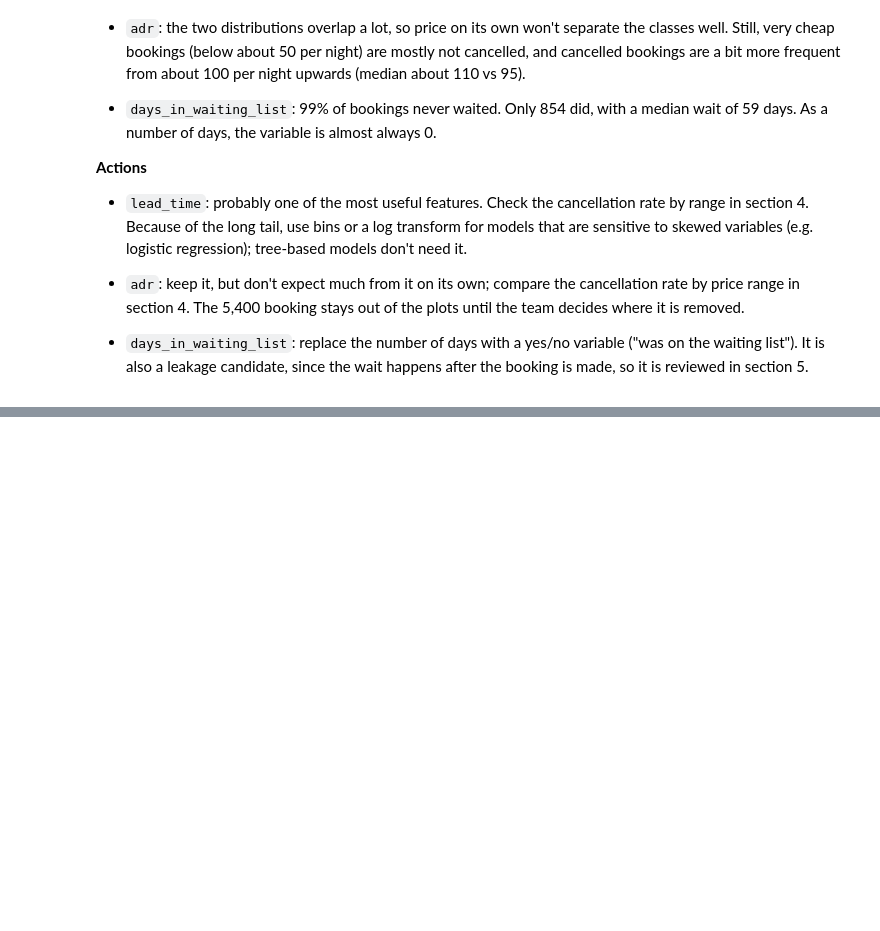
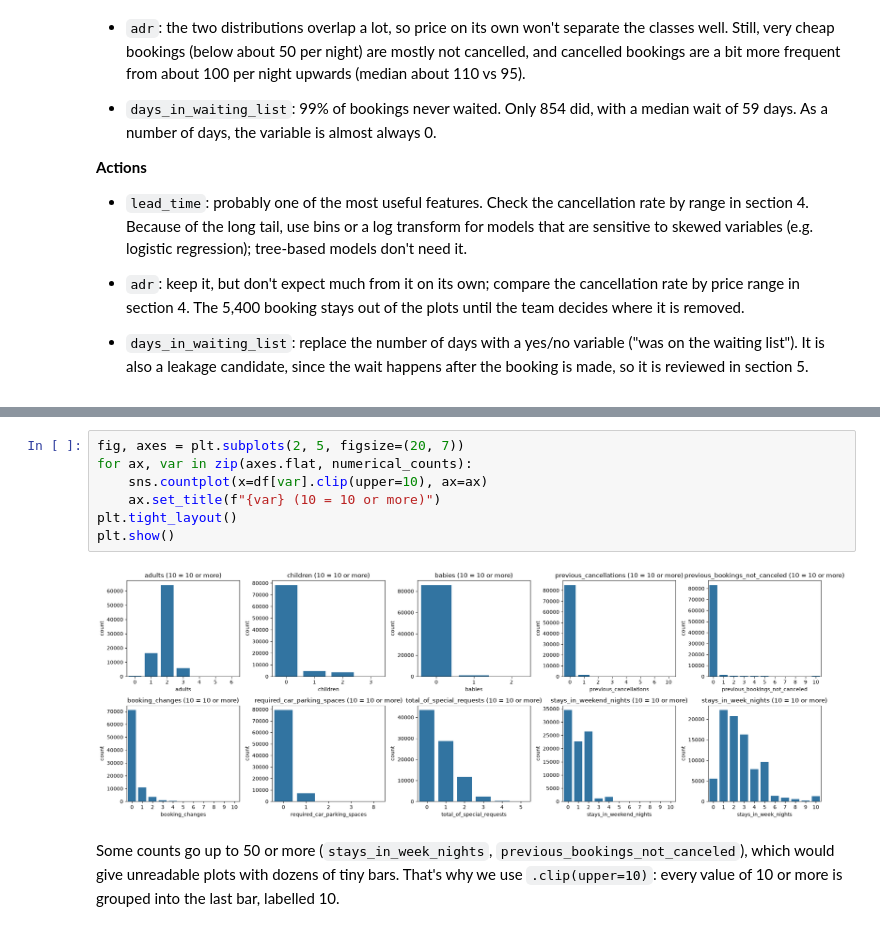
Before and after one commit to martinmon19/Assignment-MACHINE-LEARNING, a Jupyter notebook: notebooks/03_distributions.ipynb, the cells around one changed output, grey strips where cells are left out. Drawn from its saved outputs; the diff is of its cells as text; blank space fills up the shorter version.

Commit message:
Add distributions of count variables.

```diff
--- a/notebooks/03_distributions.ipynb
+++ b/notebooks/03_distributions.ipynb
@@ -261,0 +286,11 @@ Name: days_in_waiting_list, dtype: float64
+# %%
+fig, axes = plt.subplots(2, 5, figsize=(20, 7))
+for ax, var in zip(axes.flat, numerical_counts):
+    sns.countplot(x=df[var].clip(upper=10), ax=ax)
+    ax.set_title(f"{var} (10 = 10 or more)")
+plt.tight_layout()
+plt.show()
+# %% [output]
+[figure, added]
+# %% [markdown]
+Some counts go up to 50 or more (`stays_in_week_nights`, `previous_bookings_not_canceled`), which would give unreadable plots with dozens of tiny bars. That's why we use `.clip(upper=10)`: every value of 10 or more is grouped into the last bar, labelled 10.
```
Also changed, not shown: parts of 3 cells of this notebook.
